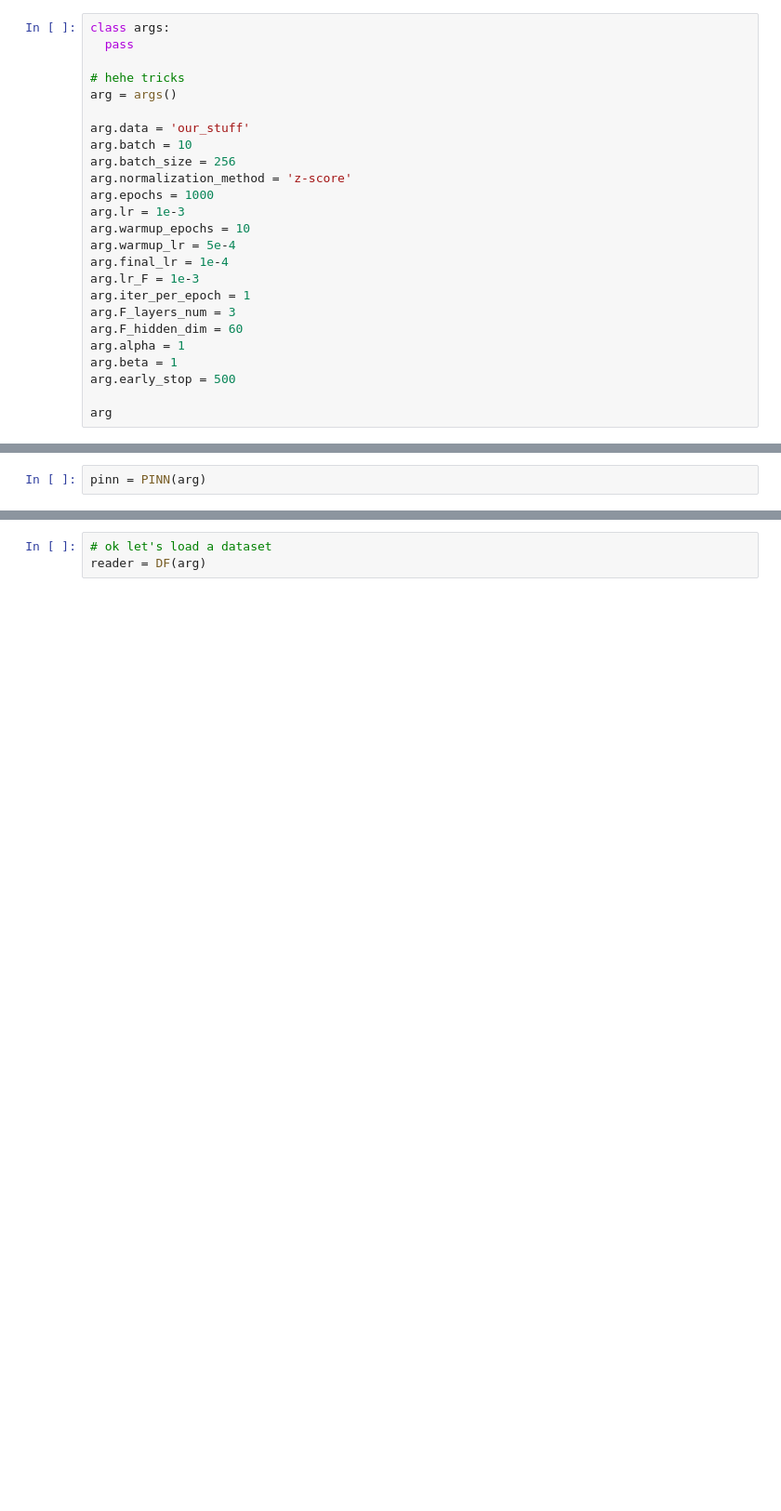
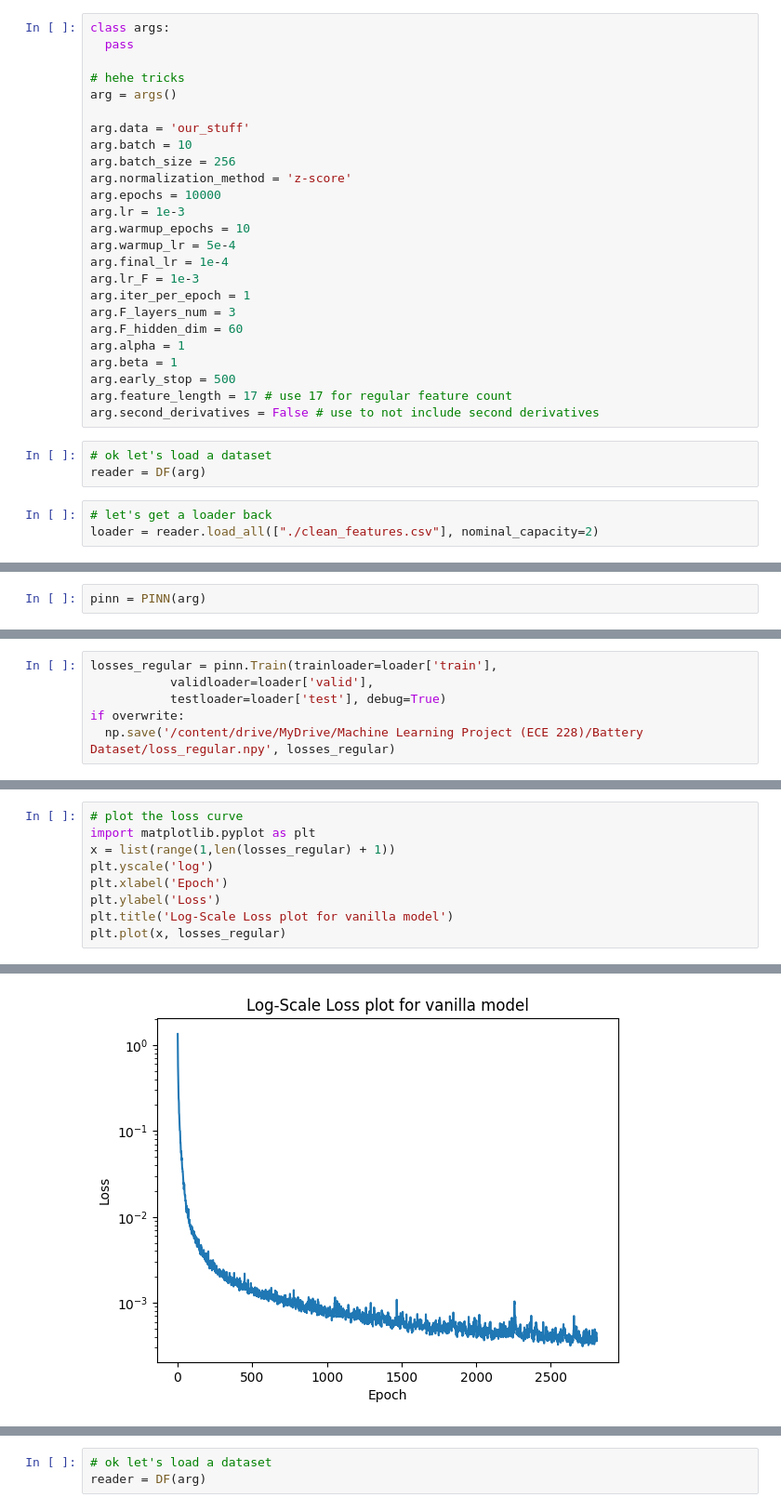
Before and after one commit to pete-q/ECE228_Project, a Jupyter notebook: run.ipynb, the cells around one changed output, grey strips where cells are left out. Shown at 93% size. Drawn from its saved outputs; the diff is of its cells as text; blank space fills up the shorter version.

```diff
--- a/run.ipynb
+++ b/run.ipynb
@@ -581,7 +921,7 @@ arg.data = 'our_stuff'
 arg.batch = 10
 arg.batch_size = 256
 arg.normalization_method = 'z-score'
-arg.epochs = 1000
+arg.epochs = 10000
 arg.lr = 1e-3
 arg.warmup_epochs = 10
 arg.warmup_lr = 5e-4
@@ -593,5 +933,11 @@ arg.F_hidden_dim = 60
 arg.alpha = 1
 arg.beta = 1
 arg.early_stop = 500
-
-arg
+arg.feature_length = 17 # use 17 for regular feature count
+arg.second_derivatives = False # use to not include second derivatives
+# %%
+# ok let's load a dataset
+reader = DF(arg)
+# %%
+# let's get a loader back
+loader = reader.load_all(["./clean_features.csv"], nominal_capacity=2)
@@ -727,0 +984,6 @@ print("Infs :", np.isinf(df.values).sum())
+# %%
+losses_regular = pinn.Train(trainloader=loader['train'],
+           validloader=loader['valid'],
+           testloader=loader['test'], debug=True)
+if overwrite:
+  np.save('/content/drive/MyDrive/Machine Learning Project (ECE 228)/Battery Dataset/loss_regular.npy', losses_regular)
@@ -727,0 +1047,10 @@ print("Infs :", np.isinf(df.values).sum())
+# %%
+# plot the loss curve
+import matplotlib.pyplot as plt
+x = list(range(1,len(losses_regular) + 1))
+plt.yscale('log')
+plt.xlabel('Epoch')
+plt.ylabel('Loss')
+plt.title('Log-Scale Loss plot for vanilla model')
+plt.plot(x, losses_regular)
+# %% [output]
@@ -727,0 +1058 @@ print("Infs :", np.isinf(df.values).sum())
+[figure, added]
```
Also changed, not shown: parts of 75 cells of this notebook, 4 other files.
